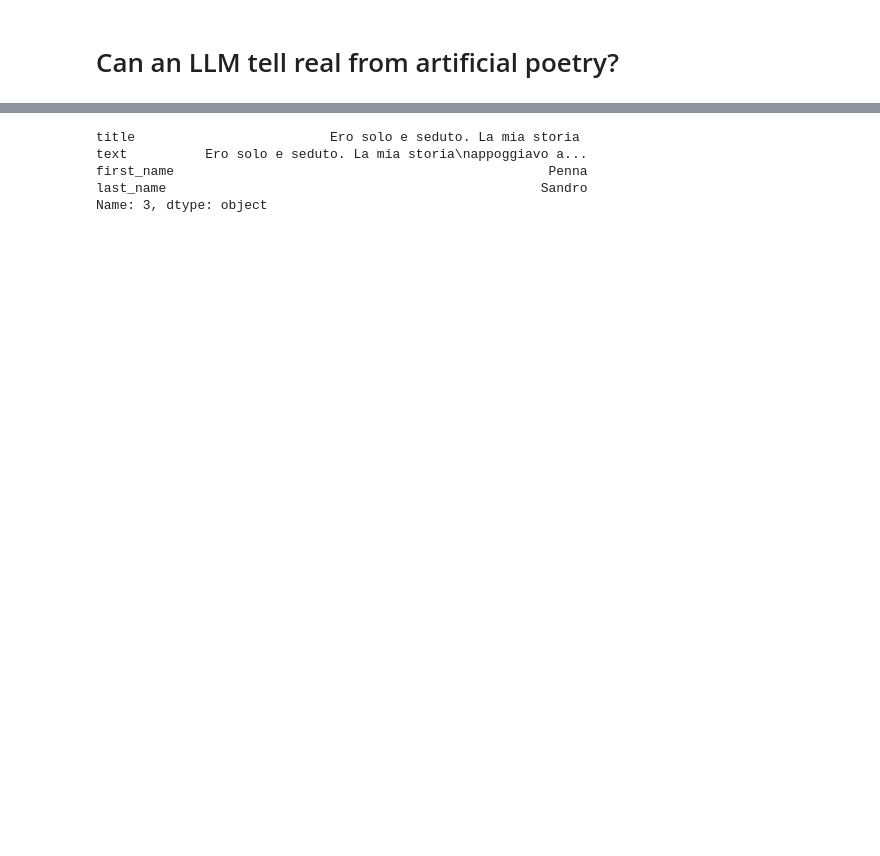
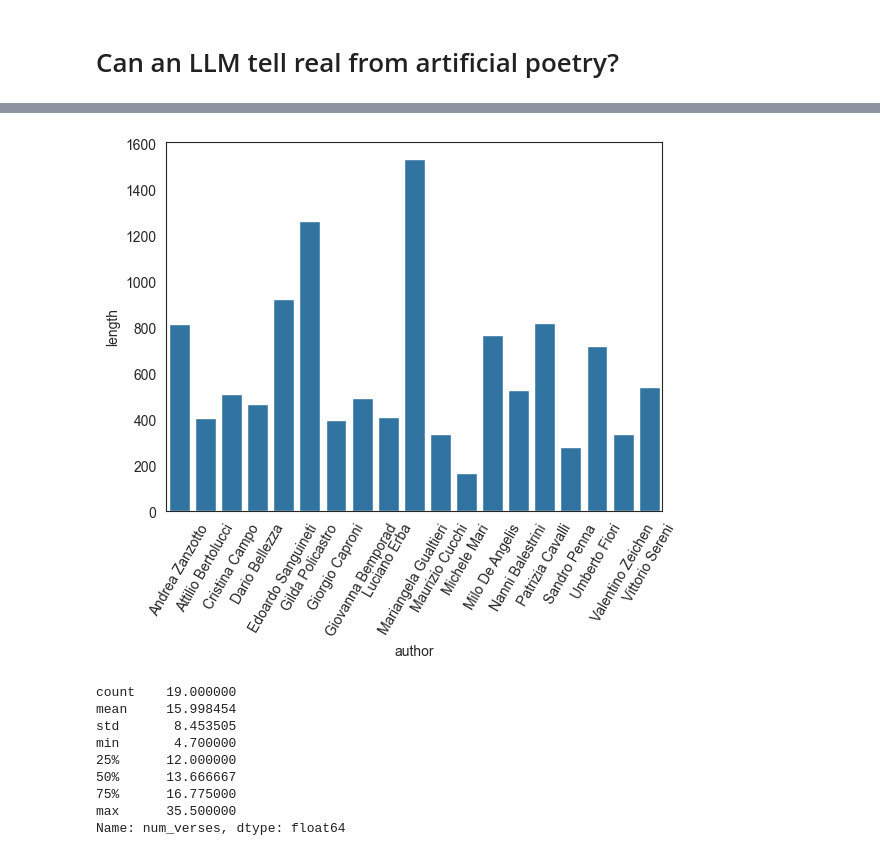
Before and after one commit to bsassoli/llm-poetry, a Jupyter notebook: llm-poesia-ita.ipynb, the cells around one changed output, grey strips where cells are left out. Saved outputs shown, nothing was run; the diff lists cells and outputs as text; code cells hidden in the pictures; blank space fills up the shorter version.

```diff
--- a/llm-poesia-ita.ipynb
+++ b/llm-poesia-ita.ipynb
@@ -35,8 +69,23 @@ df["text"] = df["text"].str.join("\n")
+# %%
+sns.barplot(x="author", y="length", data=df.drop(["title", "text"], axis=1).groupby("author").mean())
+plt.xticks(rotation=60)
+plt.show()
+# %% [output]
+[figure, added]
 # %%
-print(df.iloc[3])
+def num_verses(poem):
+    return poem.count("\n")
+
+df["num_verses"] = df["text"].apply(lambda poem: num_verses(poem))
+verse_len_stats = df.drop(["title", "text"], axis=1).groupby("author").mean()["num_verses"].describe()
+verse_len_stats
 # %% [output]
-title                         Ero solo e seduto. La mia storia
-text          Ero solo e seduto. La mia storia\nappoggiavo a...
-first_name                                                Penna
-last_name                                                Sandro
-Name: 3, dtype: object
+count    19.000000
+mean     15.998454
+std       8.453505
+min       4.700000
+25%      12.000000
+50%      13.666667
+75%      16.775000
+max      35.500000
+Name: num_verses, dtype: float64
```
Also changed, not shown: parts of 24 cells of this notebook, 10 other files.
